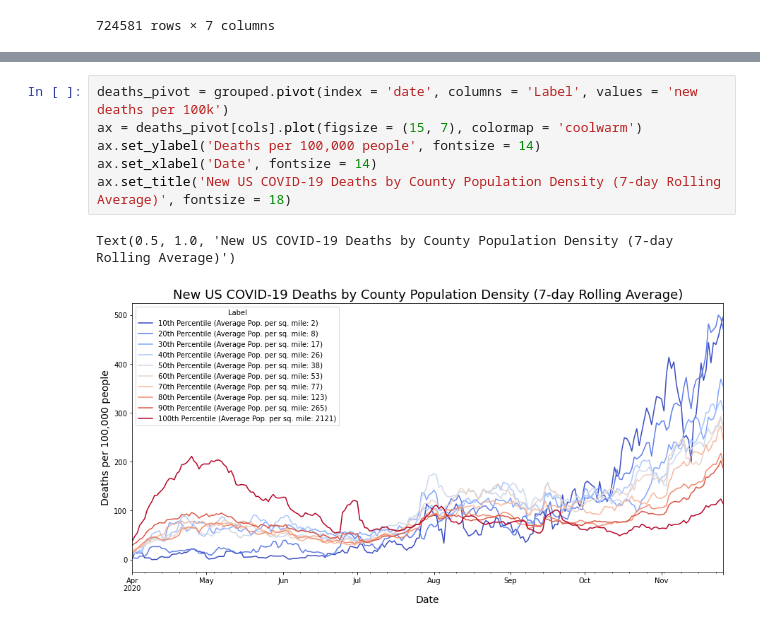
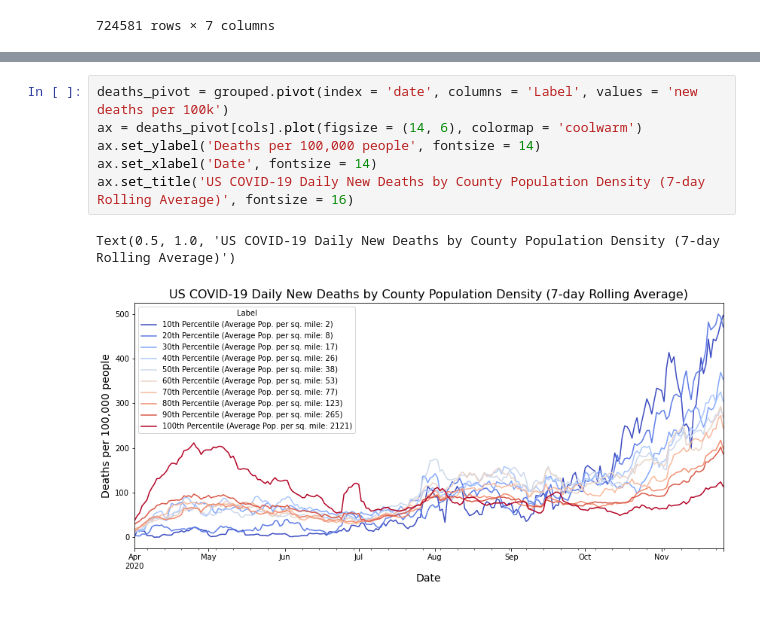
Before and after one commit to pierre-x10/USA_COVID_CountyPop, a Jupyter notebook: USA COVID-19 Data By County Population Density.ipynb, the cells around one changed output, grey strips where cells are left out. Drawn from its saved outputs; the diff is of its cells as text.

```diff
--- a/USA COVID-19 Data By County Population Density.ipynb
+++ b/USA COVID-19 Data By County Population Density.ipynb
@@ -221,9 +221,9 @@ Text(0.5, 1.0, 'New US COVID-19 Cases by County Population Density (7-day Rollin
 # %%
 deaths_pivot = grouped.pivot(index = 'date', columns = 'Label', values = 'new deaths per 100k')
-ax = deaths_pivot[cols].plot(figsize = (15, 7), colormap = 'coolwarm')
+ax = deaths_pivot[cols].plot(figsize = (14, 6), colormap = 'coolwarm')
 ax.set_ylabel('Deaths per 100,000 people', fontsize = 14)
 ax.set_xlabel('Date', fontsize = 14)
-ax.set_title('New US COVID-19 Deaths by County Population Density (7-day Rolling Average)', fontsize = 18)
+ax.set_title('US COVID-19 Daily New Deaths by County Population Density (7-day Rolling Average)', fontsize = 16)
 # %% [output]
-Text(0.5, 1.0, 'New US COVID-19 Deaths by County Population Density (7-day Rolling Average)')
+Text(0.5, 1.0, 'US COVID-19 Daily New Deaths by County Population Density (7-day Rolling Average)')
-[figure, old version]
+[figure, new version]
```
Also changed, not shown: parts of 1 cell of this notebook.
